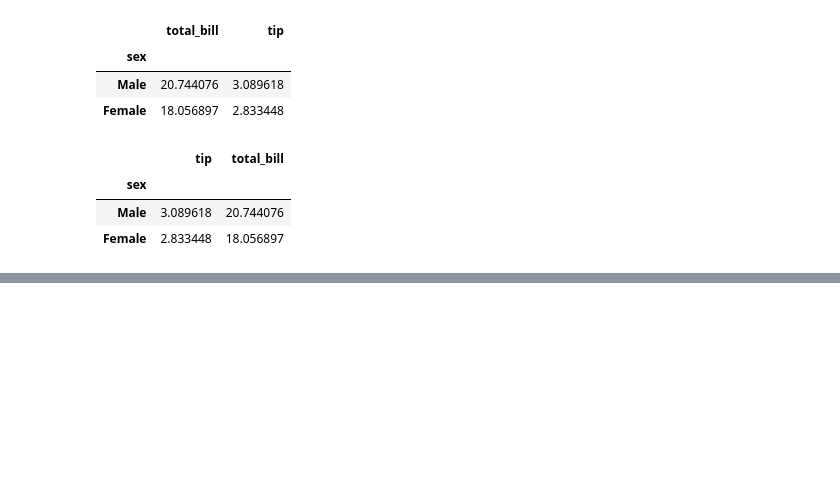
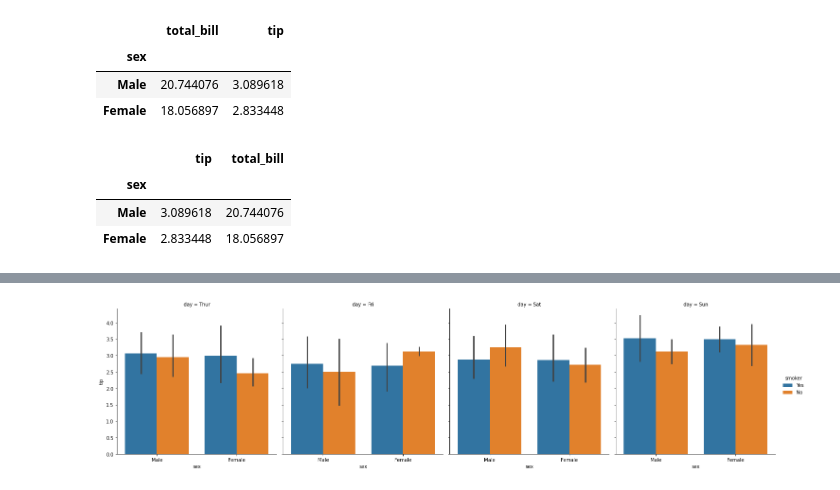
Before and after one commit to JakeOh/202007_itw_bd18, a Jupyter notebook: lab_python/python57_groupby.ipynb, the cells around one changed output, grey strips where cells are left out. Saved outputs shown, nothing was run; the diff lists cells and outputs as text; code cells hidden in the pictures; blank space fills up the shorter version.

```diff
--- a/lab_python/python57_groupby.ipynb
+++ b/lab_python/python57_groupby.ipynb
@@ -184,0 +393,7 @@ tips.pivot_table(values=['total_bill', 'tip'], index='sex', aggfunc=np.mean)
+# %%
+# 성별, 흡연여부별, 요일별 팁의 평균을 시각화
+sns.catplot(x='sex', y='tip', hue='smoker', data=tips,
+            col='day', kind='bar')
+plt.show()
+# %% [output]
+[figure, added]
```
Also changed, not shown: parts of 33 cells of this notebook.
